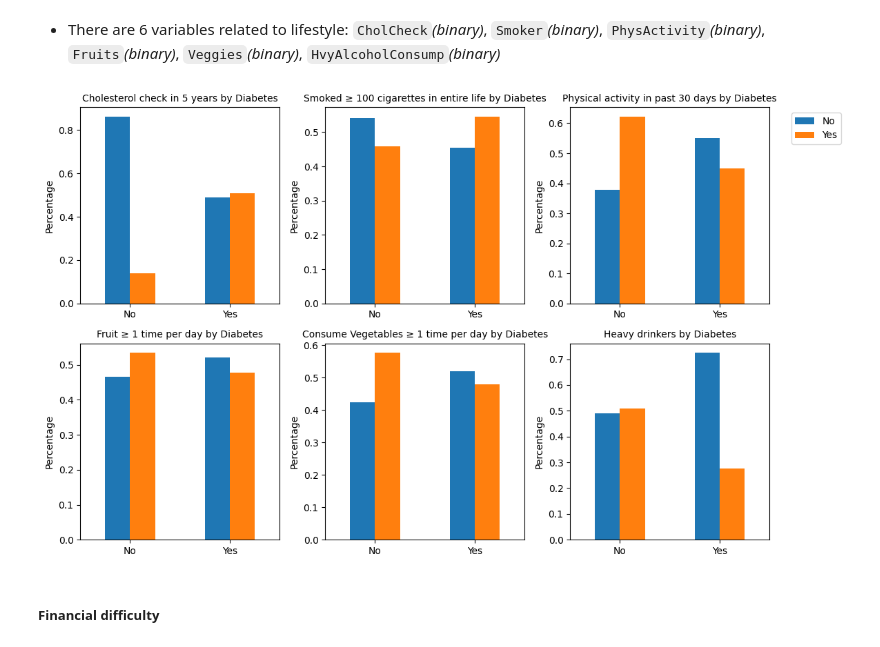
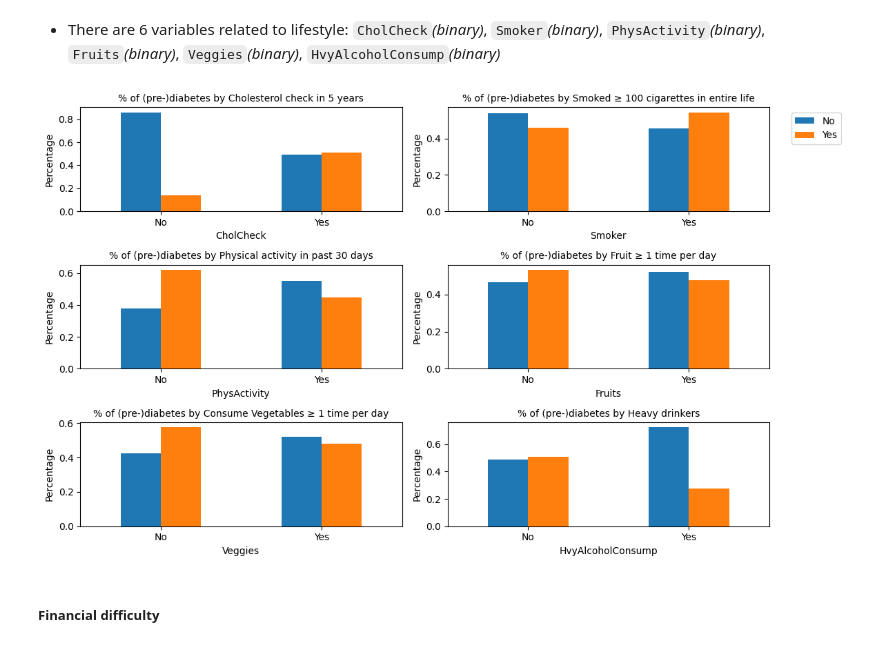
Before and after one commit to wilsonwlc/Diabetes-ML-Analysis, a Jupyter notebook: main.ipynb, the cells around one changed output. Saved outputs shown, nothing was run; the diff lists cells and outputs as text; code cells hidden in the pictures.

```diff
--- a/main.ipynb
+++ b/main.ipynb
@@ -191,7 +191,7 @@ def plot_binary(df, target, features, titles, grid_shape, figure_size, bounding_
         df_crosstab.plot.bar(rot=0, ax=axes[i])
         # for container in axes[i].containers:
         #     axes[i].bar_label(container, fmt="%.2f")
-        axes[i].set_xlabel("")
+        axes[i].set_xlabel(feature)
         axes[i].set_ylabel("Percentage")
         axes[i].set_title(title, fontsize=10)
         axes[i].legend().remove()
@@ -359,10 +359,10 @@ plt.show()
 # %%
 features = ["CholCheck", "Smoker", "PhysActivity", "Fruits", "Veggies", "HvyAlcoholConsump"]
 titles = ["Cholesterol check in 5 years", "Smoked ≥ 100 cigarettes in entire life", "Physical activity in past 30 days", "Fruit ≥ 1 time per day", "Consume Vegetables ≥ 1 time per day", "Heavy drinkers"]
-titles = [title + " by Diabetes" for title in titles]
-plot_binary(df0, "target", features, titles, grid_shape=(2, 3), figure_size=(12, 7), bounding_box=(0.98, 0.95))
+titles = ["% of (pre-)diabetes by " + title for title in titles]
+plot_binary(df0, "target", features, titles, grid_shape=(3, 2), figure_size=(12, 7), bounding_box=(0.98, 0.95))
 # %% [output]
-[figure, old version]
+[figure, new version]
 # %% [markdown]
 ##### Financial difficulty
 # %% [markdown]
```
Also changed, not shown: parts of 8 cells of this notebook.
